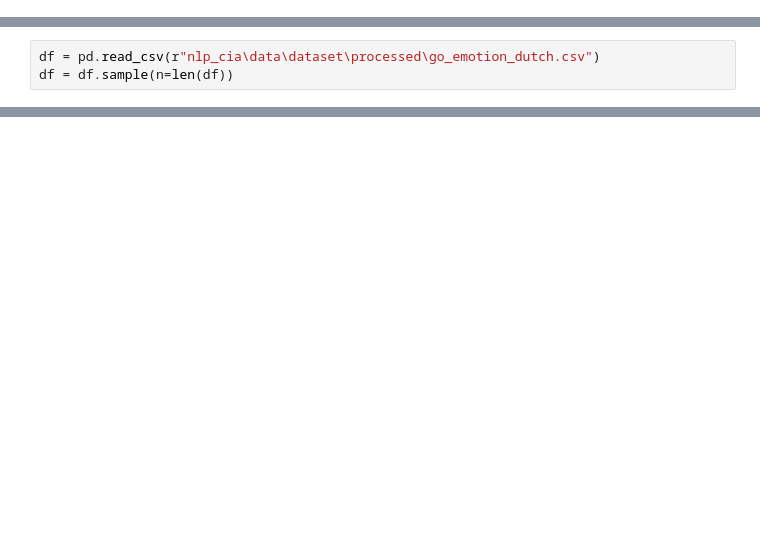
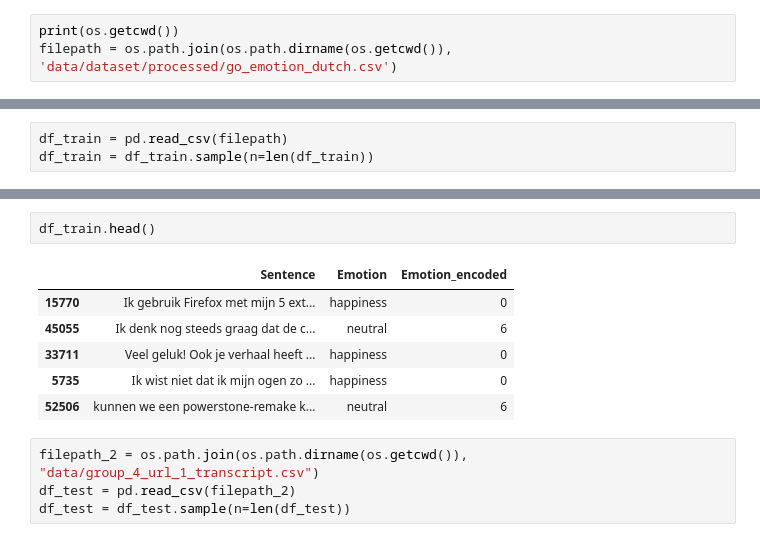
Before and after one commit to koen18138/NLP_emotion_detection, a Jupyter notebook: nlp_cia/task 6/naive.ipynb, the cells around one changed output, grey strips where cells are left out. Saved outputs shown, nothing was run; the diff lists cells and outputs as text; blank space fills up the shorter version.

```diff
--- a/nlp_cia/task 6/naive.ipynb
+++ b/nlp_cia/task 6/naive.ipynb
@@ -3,0 +6,3 @@ import matplotlib as plt
+# %%
+print(os.getcwd())
+filepath = os.path.join(os.path.dirname(os.getcwd()), 'data/dataset/processed/go_emotion_dutch.csv')
@@ -4,3 +11,3 @@ import matplotlib as plt
 # %%
-df = pd.read_csv(r"nlp_cia\data\dataset\processed\go_emotion_dutch.csv")
-df = df.sample(n=len(df))
+df_train = pd.read_csv(filepath)
+df_train = df_train.sample(n=len(df_train))
@@ -11,0 +14,13 @@ AttributeError: module 'matplotlib' has no attribute 'plot'
+# %%
+df_train.head()
+# %% [output]
+|  | Sentence | Emotion | Emotion_encoded |
+| 15770 | Ik gebruik Firefox met mijn 5 ext... | happiness | 0 |
+| 45055 | Ik denk nog steeds graag dat de c... | neutral | 6 |
+| 33711 | Veel geluk! Ook je verhaal heeft ... | happiness | 0 |
+| 5735 | Ik wist niet dat ik mijn ogen zo ... | happiness | 0 |
+| 52506 | kunnen we een powerstone-remake k... | neutral | 6 |
+# %%
+filepath_2 = os.path.join(os.path.dirname(os.getcwd()), "data/group_4_url_1_transcript.csv")
+df_test = pd.read_csv(filepath_2)
+df_test = df_test.sample(n=len(df_test))
```
Also changed, not shown: parts of 8 cells of this notebook.
